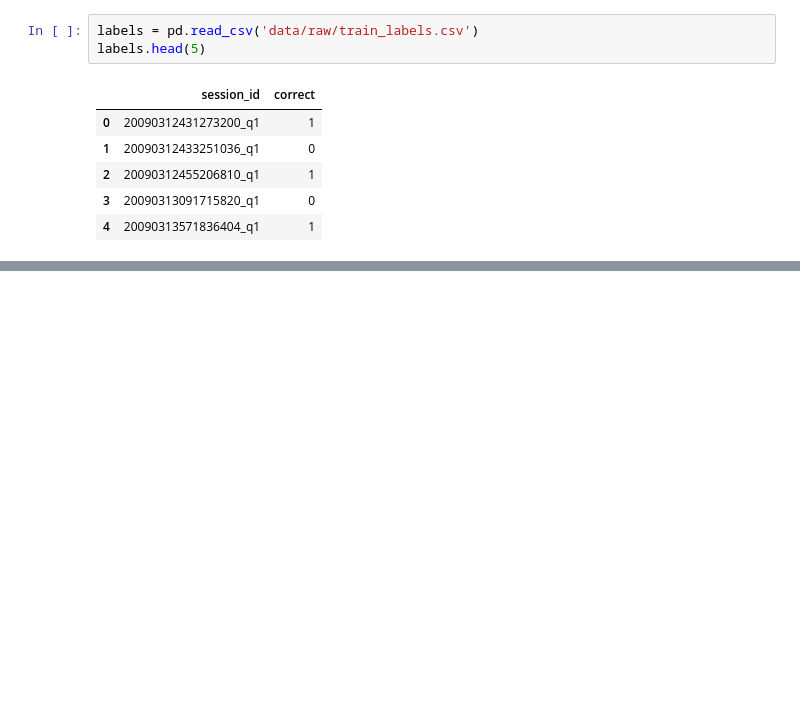
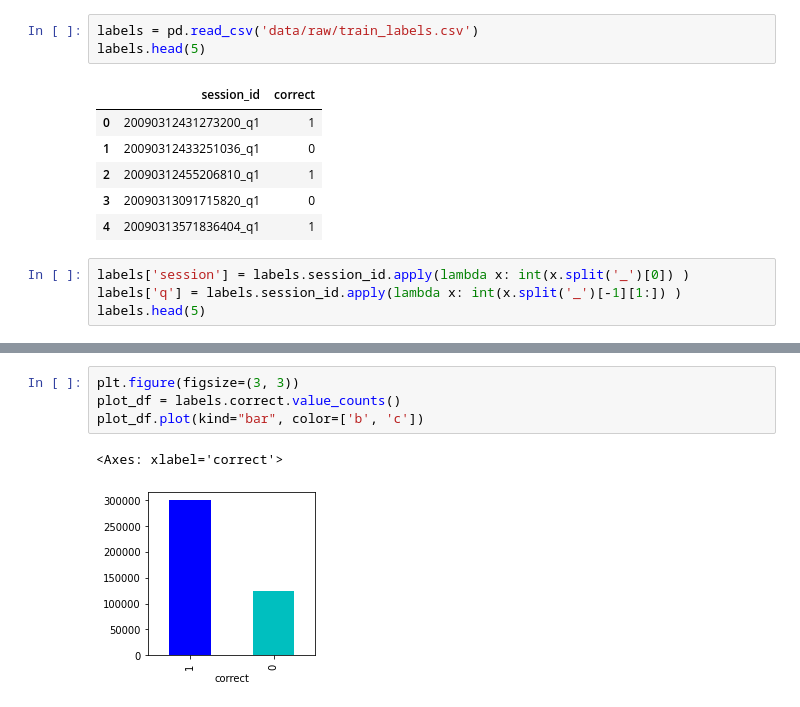
Before and after one commit to Kaggle-Project-TUC-DS/student-performance, a Jupyter notebook: notebooks/playing_with_the_data.ipynb, the cells around one changed output, grey strips where cells are left out. Drawn from its saved outputs; the diff is of its cells as text; blank space fills up the shorter version.

```diff
--- a/notebooks/playing_with_the_data.ipynb
+++ b/notebooks/playing_with_the_data.ipynb
@@ -91,3 +91,7 @@ labels.head(5)
 | 2 | 20090312455206810_q1 | 1 |
 | 3 | 20090313091715820_q1 | 0 |
 | 4 | 20090313571836404_q1 | 1 |
+# %%
+labels['session'] = labels.session_id.apply(lambda x: int(x.split('_')[0]) )
+labels['q'] = labels.session_id.apply(lambda x: int(x.split('_')[-1][1:]) )
+labels.head(5)
@@ -93,0 +117,7 @@ labels.head(5)
+# %%
+plt.figure(figsize=(3, 3))
+plot_df = labels.correct.value_counts()
+plot_df.plot(kind="bar", color=['b', 'c'])
+# %% [output]
+<Axes: xlabel='correct'>
+[figure, added]
```
Also changed, not shown: parts of 3 cells of this notebook.
